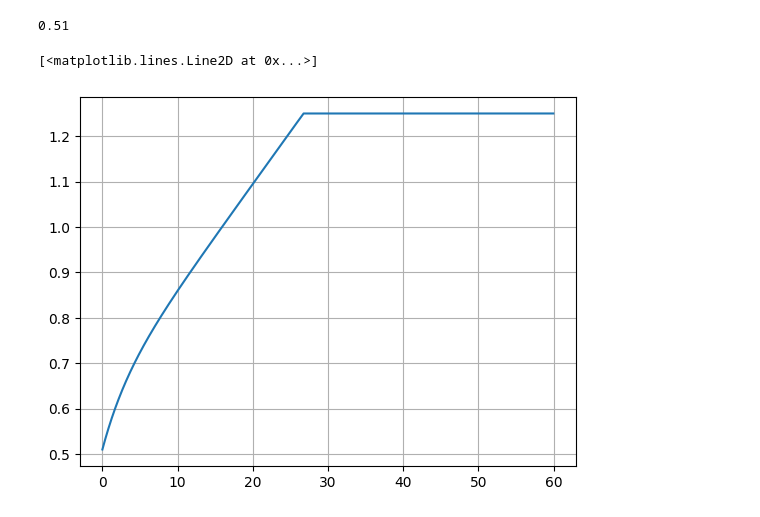
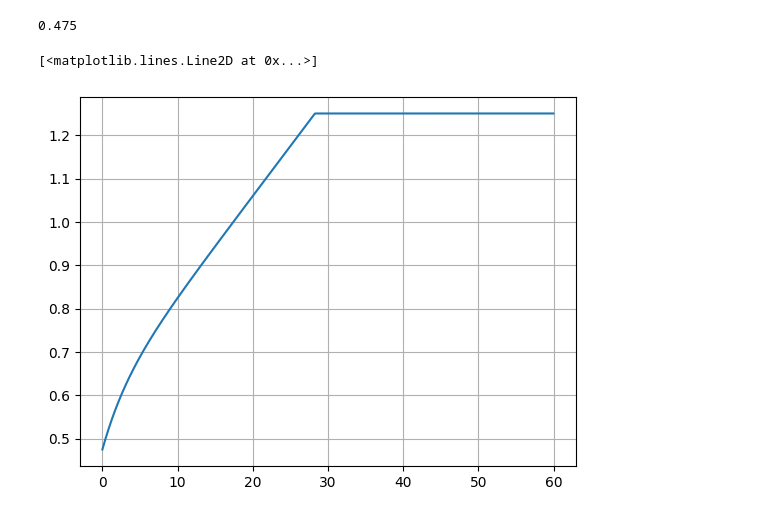
Before and after one commit to giuliodondi/kOS-Shuttle-OPS3, a Jupyter notebook: Ships/Script/Shuttle_OPS3/LOGS/grnzc.ipynb, the cells around one changed output. Saved outputs shown, nothing was run; the diff lists cells and outputs as text; code cells hidden in the pictures.

```diff
--- a/Ships/Script/Shuttle_OPS3/LOGS/grnzc.ipynb
+++ b/Ships/Script/Shuttle_OPS3/LOGS/grnzc.ipynb
@@ -28,7 +36,7 @@ dtg0 = 0.96
 
 grnzc1 = 1.2
 smnzc1 = 0.125
-smnzc2 = 0.565
+smnzc2 = 0.6
 smnzc3 = 0.7314
 #smnzc4 = 0.0086956
 smnzc4 = 0.023
@@ -36,32 +44,32 @@ smnz2l = -0.05
 
 
 steps = round(60 / dtg)
 
 t = []
 
 grnzc = []
 
 tc = 0
 smnz1 = smnzc1
 smnz2 = smnzc2
 for s in range(0, steps, 1):
 
     t.append(tc)
 
     nzc = grnzc1 - smnz1 - smnz2
 
     grnzc.append(nzc)
 
     tc += dtg
     smnz1 = smnz1 * (smnzc3**dtg)
     smnz2 = max(smnz2 - (smnzc4 * dtg), smnz2l)
 
 
 print(grnzc[0])
 
 plt.plot(t, grnzc)
 plt.grid()
 # %% [output]
-0.51
+0.475
 [<matplotlib.lines.Line2D at 0x...>]
-[figure, old version]
+[figure, new version]
```
Also changed, not shown: parts of 1 cell of this notebook, 4 other files.
